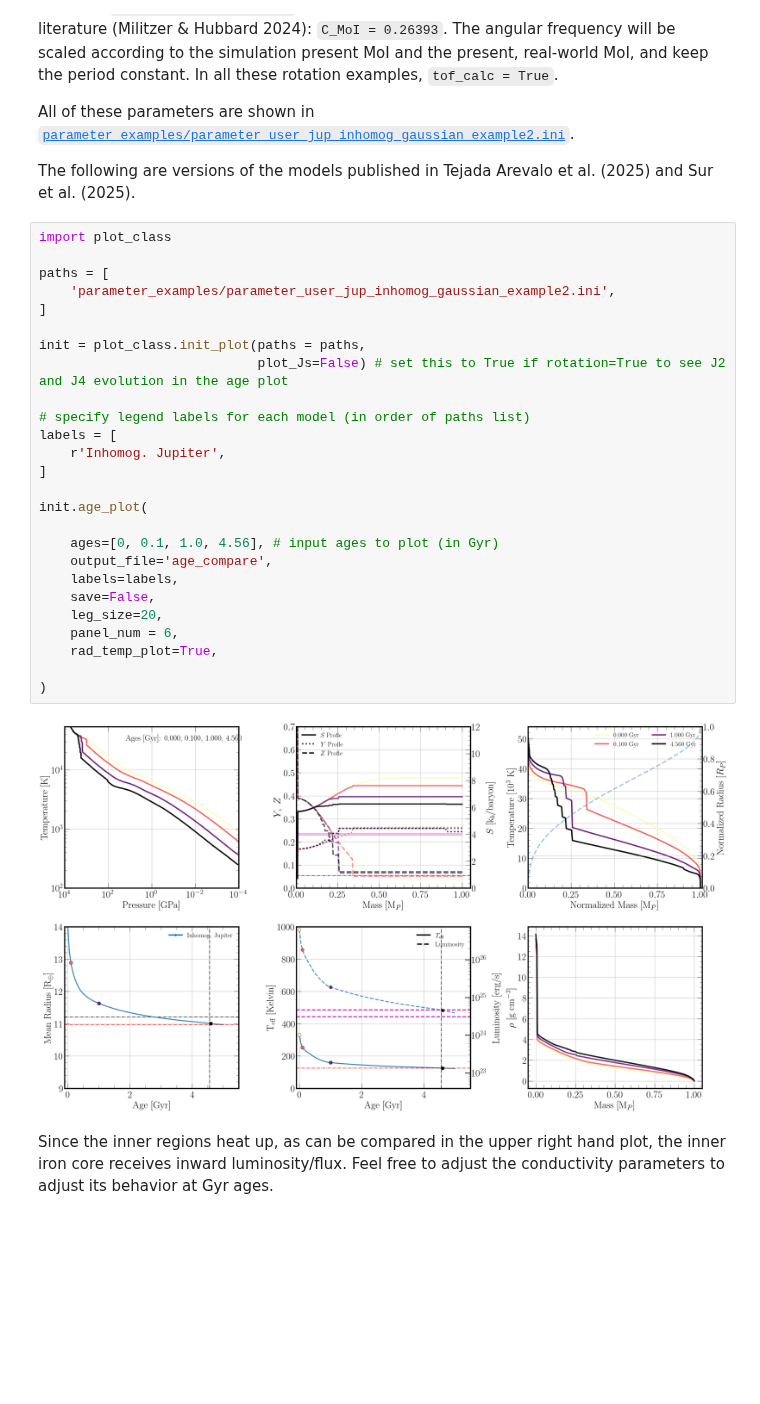
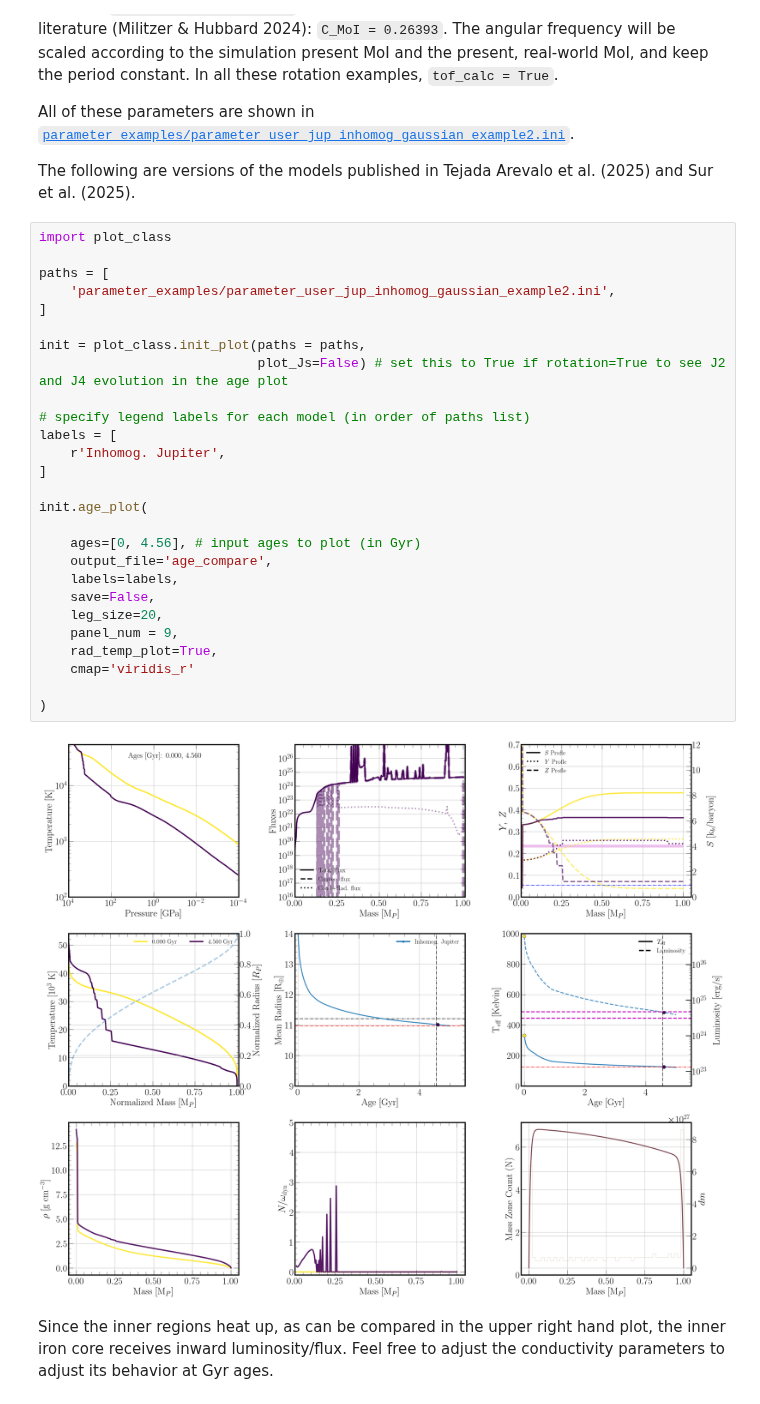
Before and after one commit to robtejada/orchard-public, a Jupyter notebook: tutorial_solarsystem_planets.ipynb, the cells around one changed output. Saved outputs shown, nothing was run; the diff lists cells and outputs as text; blank space fills up the shorter version.

```diff
--- a/tutorial_solarsystem_planets.ipynb
+++ b/tutorial_solarsystem_planets.ipynb
@@ -107,31 +107,32 @@ The following are versions of the models published in Tejada Arevalo et al. (202
 # %%
 import plot_class
 
 paths = [
     'parameter_examples/parameter_user_jup_inhomog_gaussian_example2.ini',
 ]
 
 init = plot_class.init_plot(paths = paths,
                             plot_Js=False) # set this to True if rotation=True to see J2 and J4 evolution in the age plot
 
 # specify legend labels for each model (in order of paths list)
 labels = [
     r'Inhomog. Jupiter',
 ]
 
 init.age_plot(
 
-    ages=[0, 0.1, 1.0, 4.56], # input ages to plot (in Gyr)
+    ages=[0, 4.56], # input ages to plot (in Gyr)
     output_file='age_compare',
     labels=labels,
     save=False,
     leg_size=20,
-    panel_num = 6,
+    panel_num = 9,
     rad_temp_plot=True,
+    cmap='viridis_r'
 
 )
 # %% [output]
-[figure, old version]
+[figure, new version]
 # %% [markdown]
 Since the inner regions heat up, as can be compared in the upper right hand plot, the inner iron core receives inward luminosity/flux. Feel free to adjust the conductivity parameters to adjust its behavior at Gyr ages.
 # %% [markdown]
```
